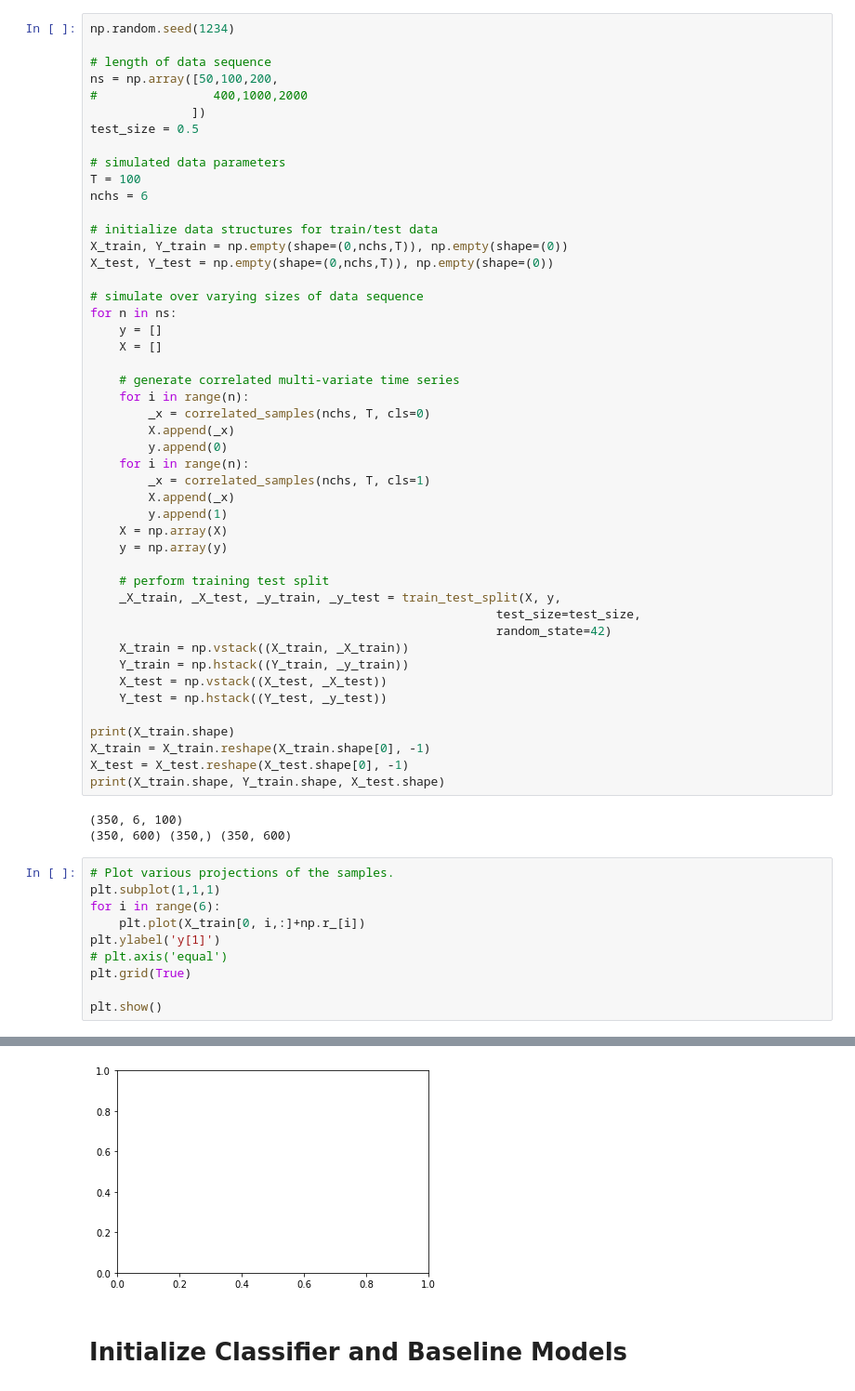
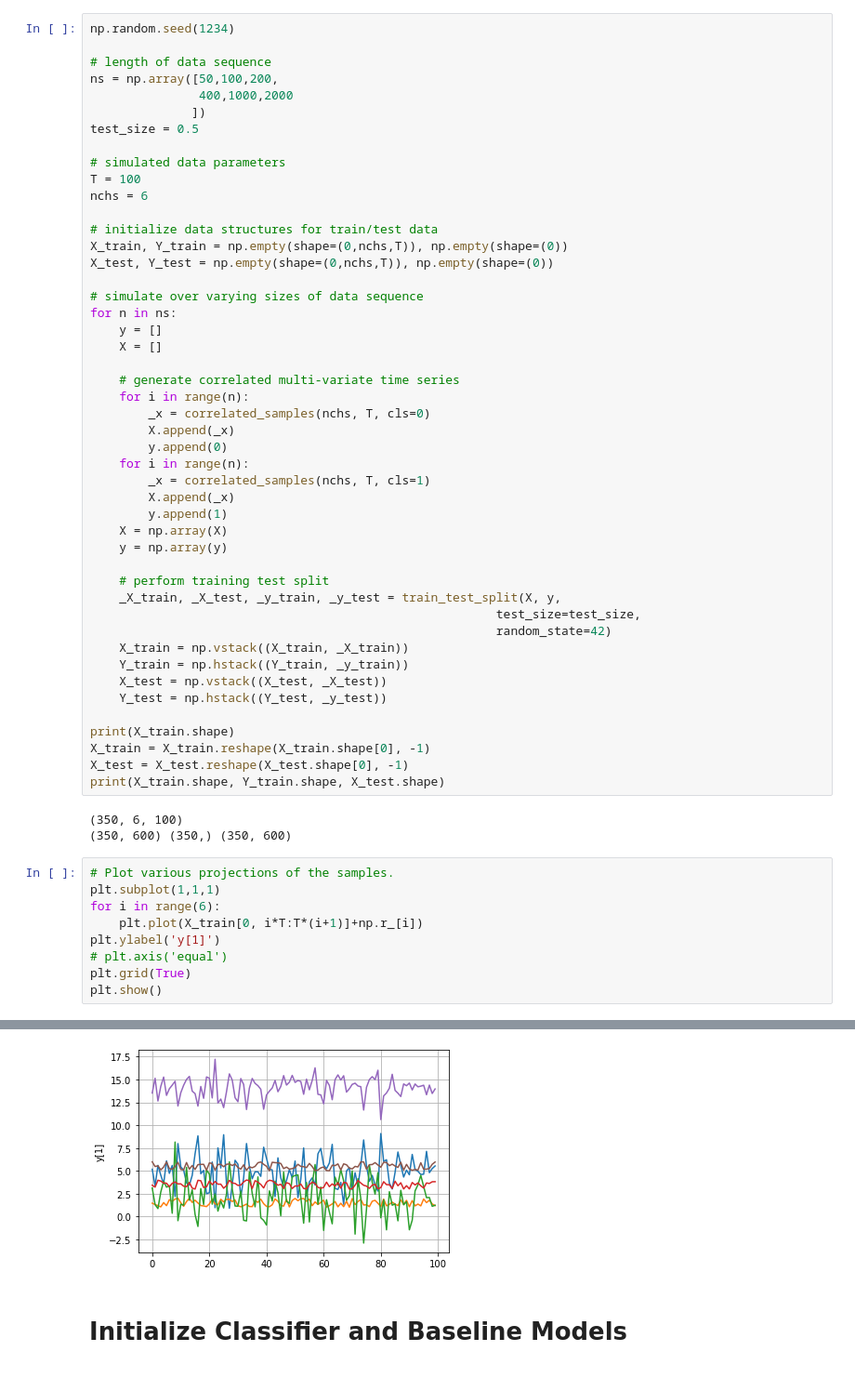
Before and after one commit to neurodata/SPORF, a Jupyter notebook: docs/demos/S-RerF/MToRF-demo.ipynb, the cells around one changed output, grey strips where cells are left out. Shown at 93% size. Saved outputs shown, nothing was run; the diff lists cells and outputs as text.

```diff
--- a/docs/demos/S-RerF/MToRF-demo.ipynb
+++ b/docs/demos/S-RerF/MToRF-demo.ipynb
@@ -95,7 +97,7 @@ np.random.seed(1234)
 
 # length of data sequence
 ns = np.array([50,100,200,
-#                400,1000,2000
+               400,1000,2000
               ])
 test_size = 0.5
 
@@ -144,10 +146,9 @@ print(X_train.shape, Y_train.shape, X_test.shape)
 # Plot various projections of the samples.
 plt.subplot(1,1,1)
 for i in range(6):
-    plt.plot(X_train[0, i,:]+np.r_[i])
+    plt.plot(X_train[0, i*T:T*(i+1)]+np.r_[i])
 plt.ylabel('y[1]')
 # plt.axis('equal')
 plt.grid(True)
-
 plt.show()
 # %% [output]
@@ -155,4 +155,4 @@ IndexError: too many indices for array
-[figure, old version]
+[figure, new version]
 # %% [markdown]
 # Initialize Classifier and Baseline Models
 # %%
```
Also changed, not shown: parts of 4 cells of this notebook, 1 other file.
